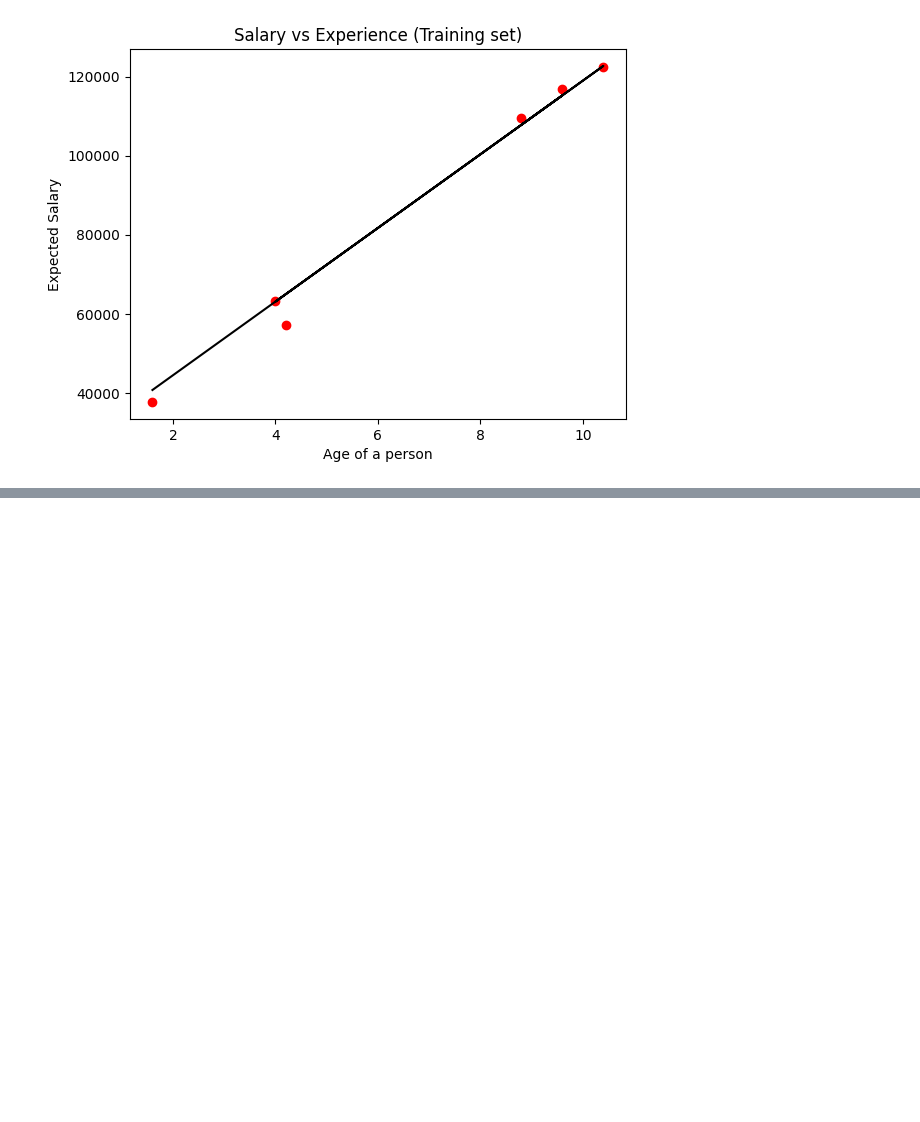
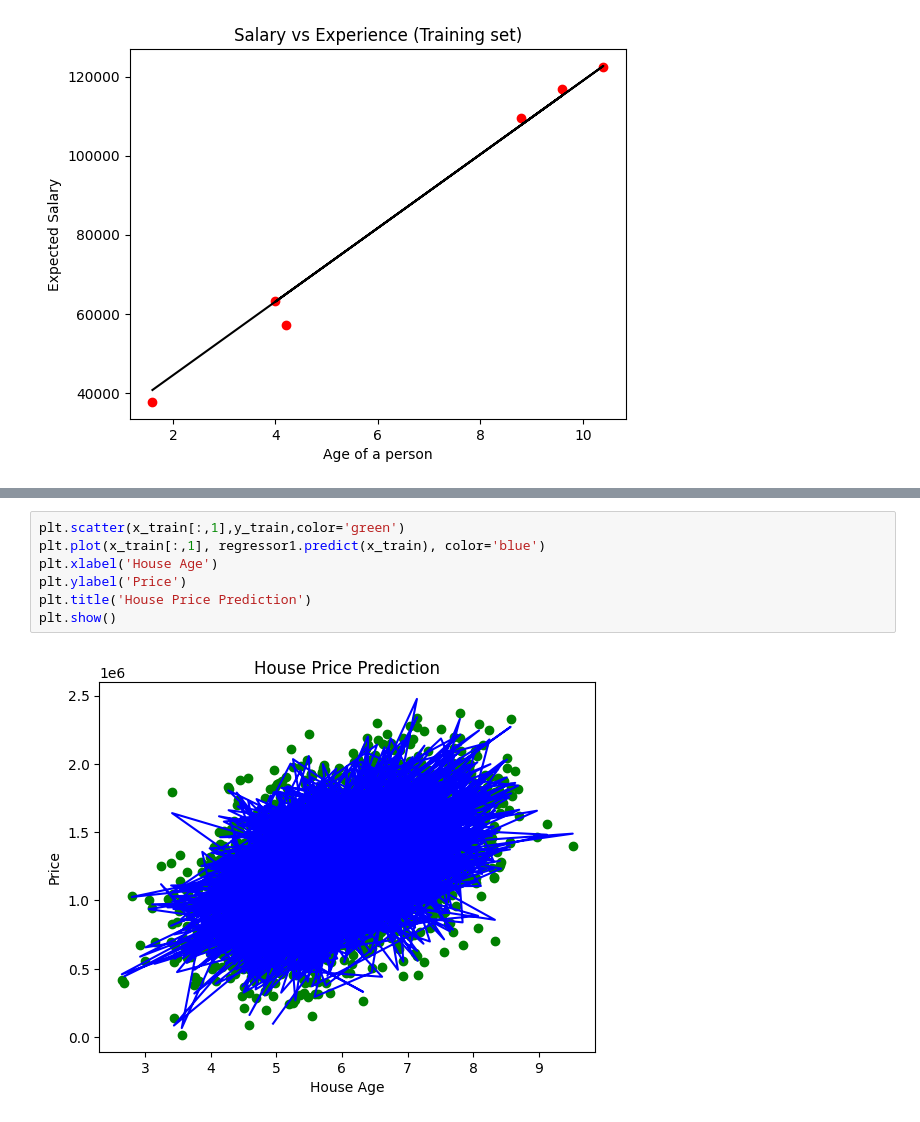
Before and after one commit to atharvadesai1/Datsets-Regressions-, a Jupyter notebook: regression_ml.ipynb, the cells around one changed output, grey strips where cells are left out. Cells and saved outputs as stored; diff of their text form; blank space fills up the shorter version.

```diff
--- a/regression_ml.ipynb
+++ b/regression_ml.ipynb
@@ -55,0 +116,9 @@ plt.show()
+# %%
+plt.scatter(x_train[:,1],y_train,color='green')
+plt.plot(x_train[:,1], regressor1.predict(x_train), color='blue')
+plt.xlabel('House Age')
+plt.ylabel('Price')
+plt.title('House Price Prediction')
+plt.show()
+# %% [output]
+[figure, added]
```
Also changed, not shown: parts of 31 cells of this notebook.
